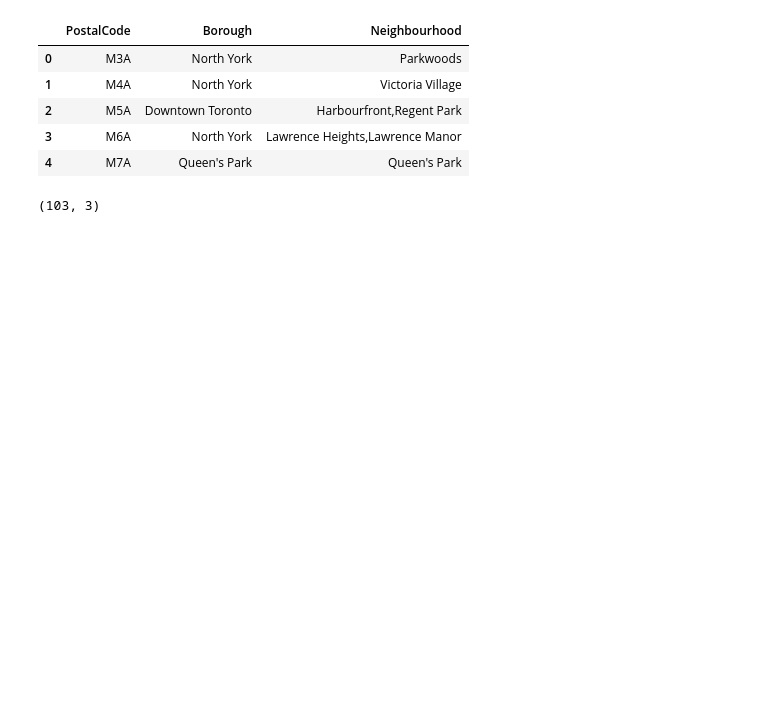
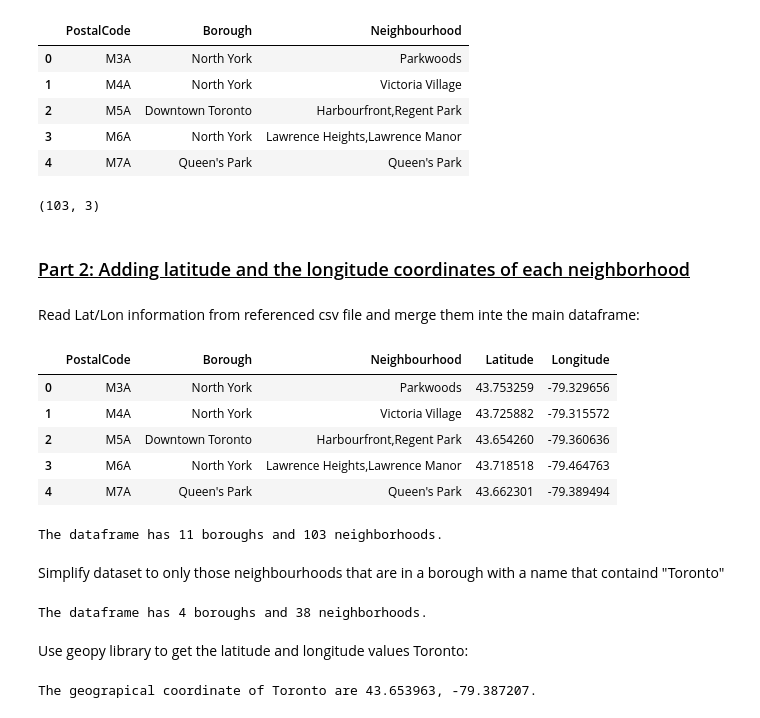
Before and after one commit to duringhof/Coursera_Capstone, a Jupyter notebook: Coursera_Capstone_Notebook.ipynb, the cells around one changed output. Cells and saved outputs as stored; diff of their text form; code cells hidden in the pictures; blank space fills up the shorter version.

```diff
--- a/Coursera_Capstone_Notebook.ipynb
+++ b/Coursera_Capstone_Notebook.ipynb
@@ -70,3 +102,7 @@ df.head()
 df.shape
 # %% [output]
 (103, 3)
+# %% [markdown]
+### <U>Part 2: Adding latitude and the longitude coordinates of each neighborhood</U>
+# %% [markdown]
+Read Lat/Lon information from referenced csv file and merge them inte the main dataframe:
@@ -72,0 +113,40 @@ df.shape
+# %%
+df.head()
+# %% [output]
+|  | PostalCode | Borough | Neighbourhood | Latitude | Longitude |
+| 0 | M3A | North York | Parkwoods | 43.753259 | -79.329656 |
+| 1 | M4A | North York | Victoria Village | 43.725882 | -79.315572 |
+| 2 | M5A | Downtown Toronto | Harbourfront,Regent Park | 43.654260 | -79.360636 |
+| 3 | M6A | North York | Lawrence Heights,Lawrence Manor | 43.718518 | -79.464763 |
+| 4 | M7A | Queen's Park | Queen's Park | 43.662301 | -79.389494 |
+# %%
+print('The dataframe has {} boroughs and {} neighborhoods.'.format(
+        len(df['Borough'].unique()),
+        df.shape[0]
+    )
+)
+# %% [output]
+The dataframe has 11 boroughs and 103 neighborhoods.
+# %% [markdown]
+Simplify dataset to only those neighbourhoods that are in a borough with a name that containd "Toronto"
+# %%
+toronto_df = df[df['Borough'].str.contains("Toronto")].reset_index(drop=True)
+print('The dataframe has {} boroughs and {} neighborhoods.'.format(
+        len(toronto_df['Borough'].unique()),
+        toronto_df.shape[0]
+    )
+)
+# %% [output]
+The dataframe has 4 boroughs and 38 neighborhoods.
+# %% [markdown]
+Use geopy library to get the latitude and longitude values Toronto:
+# %%
+address = 'Toronto, CA'
+
+geolocator = Nominatim(user_agent="toronto_explorer")
+location = geolocator.geocode(address)
+latitude = location.latitude
+longitude = location.longitude
+print('The geograpical coordinate of Toronto are {}, {}.'.format(latitude, longitude))
+# %% [output]
+The geograpical coordinate of Toronto are 43.653963, -79.387207.
```
Also changed, not shown: parts of 20 cells of this notebook.
